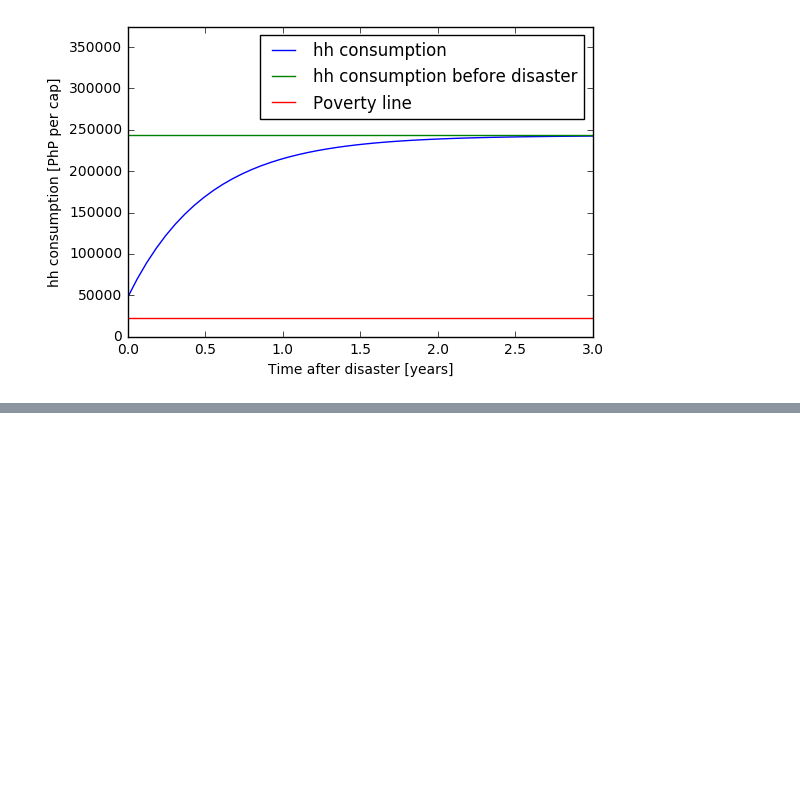
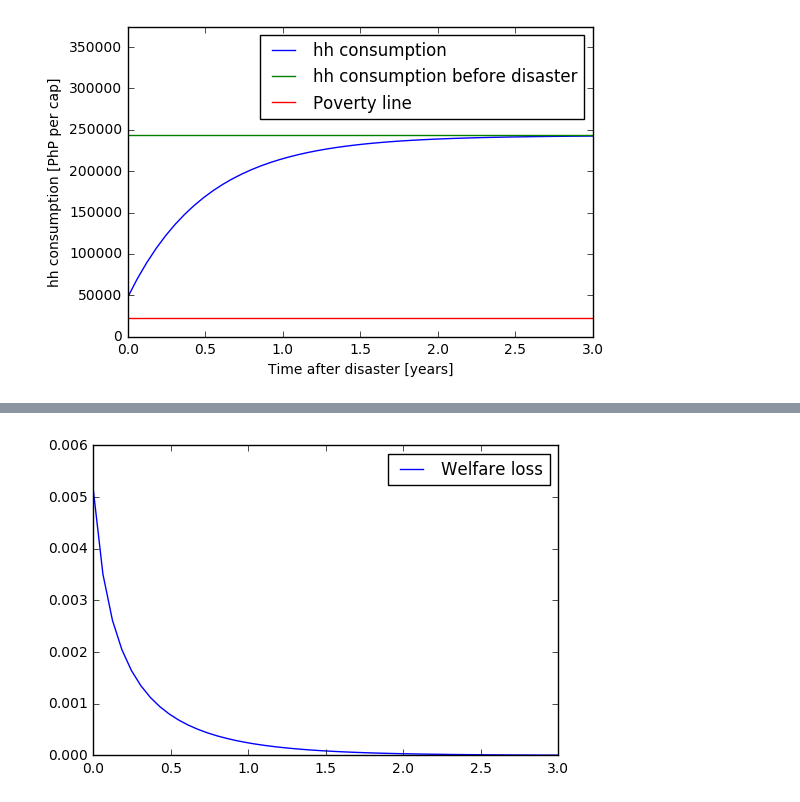
Before and after one commit to walshb1/hh_resilience_model, a Jupyter notebook: disaster_losses_with_fies.ipynb, the cells around one changed output, grey strips where cells are left out. Cells and saved outputs as stored; diff of their text form; code cells hidden in the pictures; blank space fills up the shorter version.

```diff
--- a/disaster_losses_with_fies.ipynb
+++ b/disaster_losses_with_fies.ipynb
@@ -170,14 +180,32 @@ plt.show()
 # %% [output]
 [figure]
 # %%
+# Step 12
 # Look at well-being losses during recovery
 inc_elast = 1.5
+discount = 0.06
+avg_gdp_pc = 56676.887075693
+wprime = avg_gdp_pc**(-inc_elast)
+dt = T_max/n_steps
 
-welf_loss = []
+welf_init = []
+welf_loss,welf_loss_curr = [],[]
+welf_loss_cum = 0
 for n_t, _t in enumerate(t_reco):
-    _wl = float(df['income'])**(1-inc_elast)/(1-inc_elast) - (float(df['income'])-d_cons_sum[])
 
-    welf_loss.append(float(df['d_cap_prv'])*R_prv*math.e**(-_t*R_prv))
+    _wl = math.e**(-_t*discount)/(1.-inc_elast)*(float(df['income'])**(1.-inc_elast)
+                                                - (float(df['income'])-d_cons_sum[n_t])**(1.-inc_elast))
 
+    welf_loss.append(_wl)
+    welf_loss_curr.append(_wl/wprime)
+    welf_loss_cum += _wl*dt
 
+print('Cumulative well-being loss: ',welf_loss_cum)
+print('Asset loss:',float(df['d_cap']))
+print('Well-being loss:',welf_loss_cum/wprime)
+print('Resilience:',float(df['d_cap'])/(welf_loss_cum/wprime))
 plt.cla()
+plt.plot(t_reco,welf_loss,label='Welfare loss')
+plt.legend()
+plt.show()
+# %% [output]
@@ -183,0 +216 @@ plt.cla()
+[figure, added]
```
Also changed, not shown: parts of 12 cells of this notebook, 11 other files.
